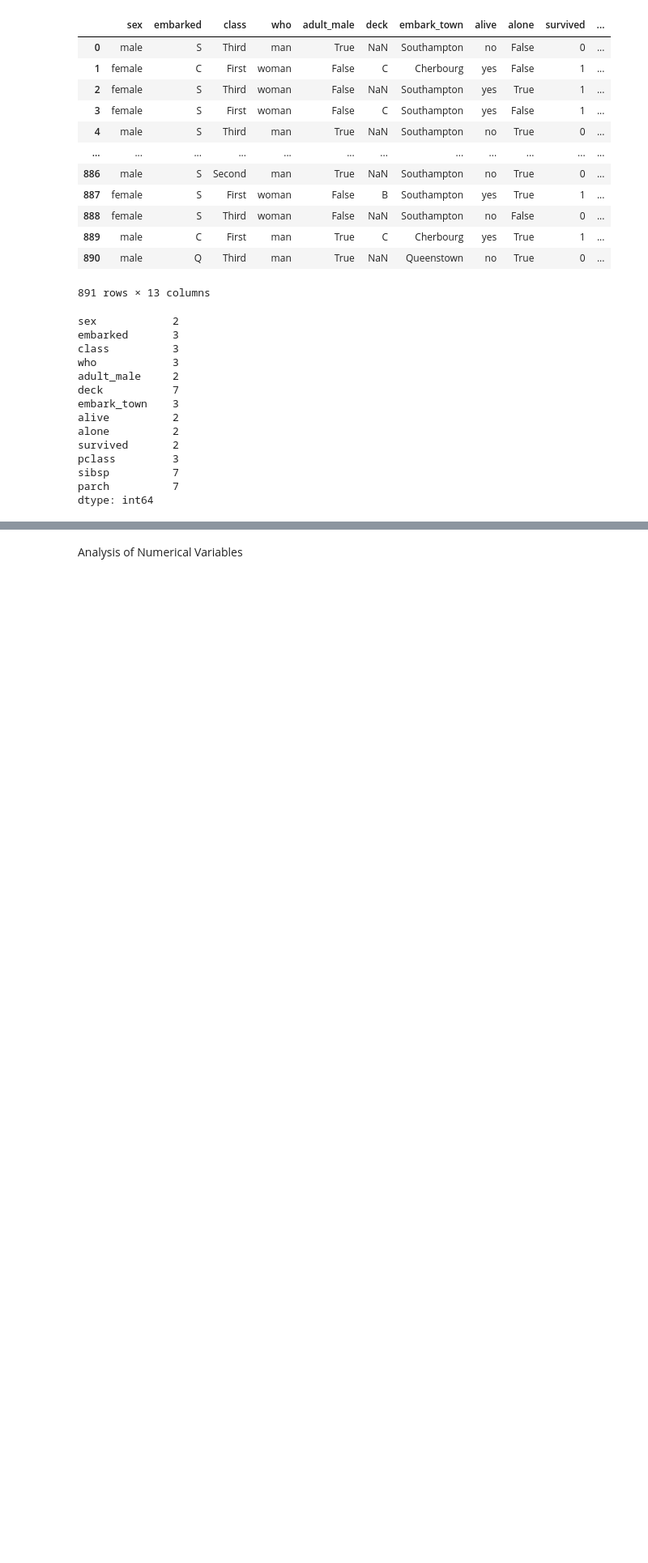
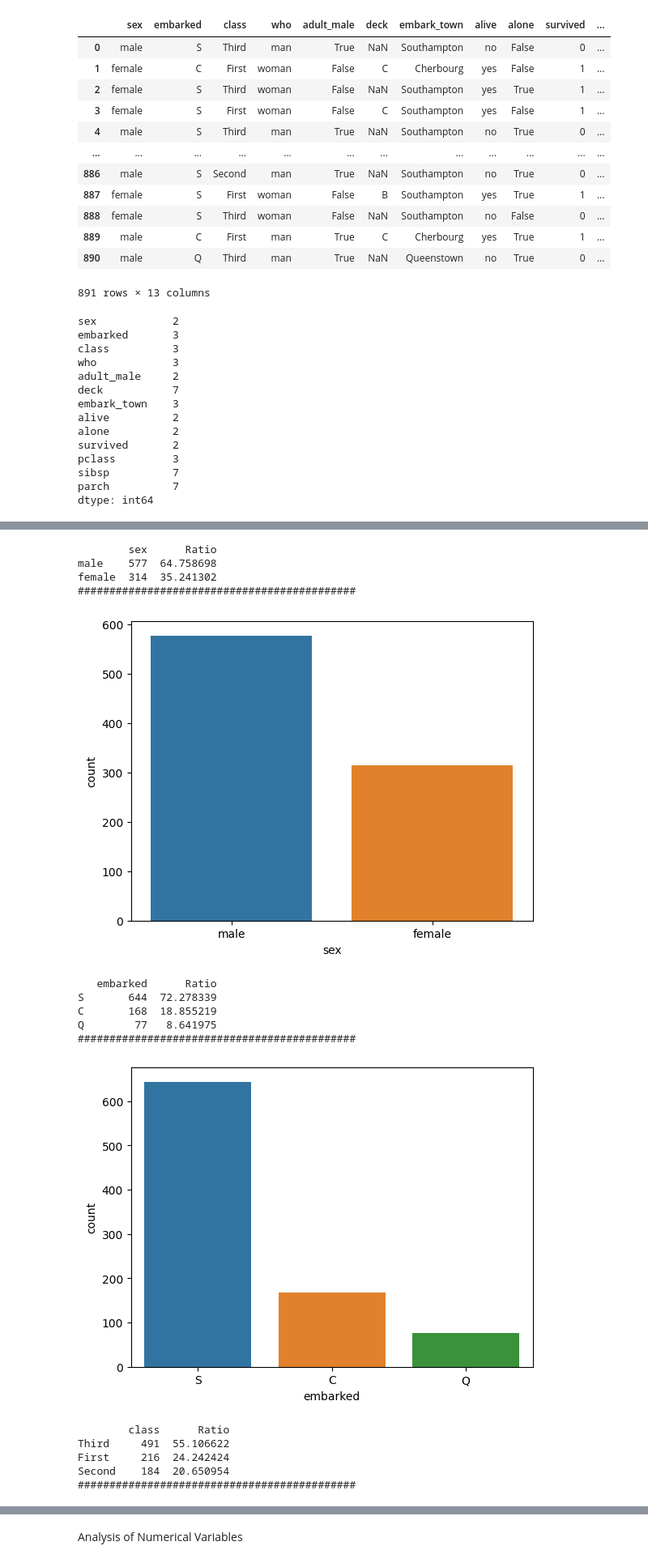
Before and after one commit to lacteavian/miuul_machine_learning_bootcamp, a Jupyter notebook: week2_notes.ipynb, the cells around one changed output, grey strips where cells are left out. Shown at 81% size. Drawn from its saved outputs; the diff is of its cells as text; code cells hidden in the pictures; blank space fills up the shorter version.

```diff
--- a/week2_notes.ipynb
+++ b/week2_notes.ipynb
@@ -1232,0 +1215,24 @@ Second    184  20.650954
+# %%
+for col in cat_cols:
+  if df[col].dtypes == "bool":
+    df[col] = df[col].astype(int)
+    cat_summary(df,col,plot=True)
+  else:
+    cat_summary(df,col,plot=True)
+# %% [output]
+        sex      Ratio
+male    577  64.758698
+female  314  35.241302
+############################################
+[figure, added]
+   embarked      Ratio
+S       644  72.278339
+C       168  18.855219
+Q        77   8.641975
+############################################
+[figure, added]
+        class      Ratio
+Third     491  55.106622
+First     216  24.242424
+Second    184  20.650954
+############################################
```
Also changed, not shown: parts of 62 cells of this notebook.
